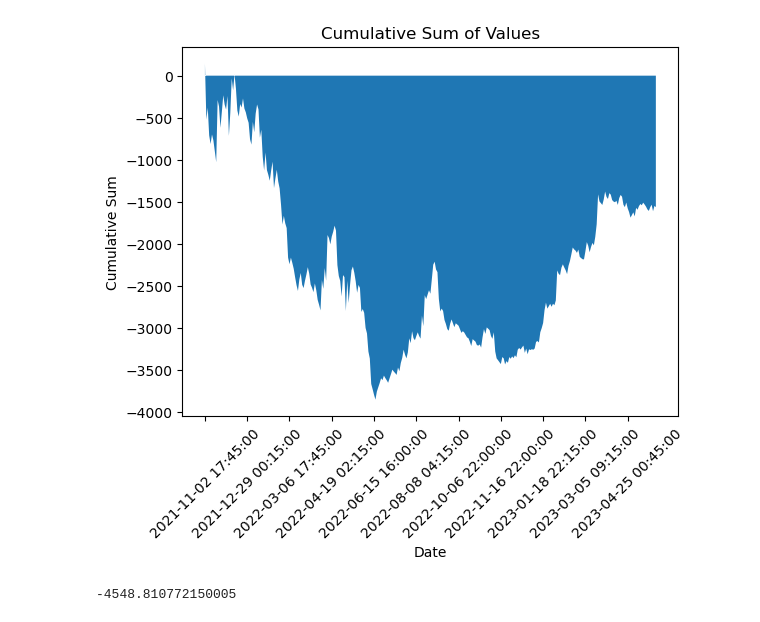
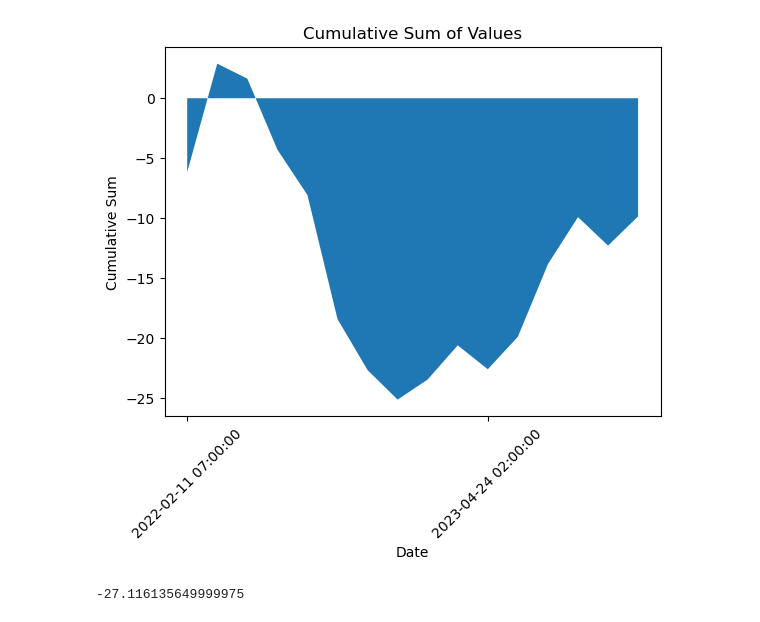
Before and after one commit to chiangyenju/Trade, a Jupyter notebook: 024_BackTest_bb_vol.ipynb, the cells around one changed output. Saved outputs shown, nothing was run; the diff lists cells and outputs as text; code cells hidden in the pictures.

```diff
--- a/024_BackTest_bb_vol.ipynb
+++ b/024_BackTest_bb_vol.ipynb
@@ -44,8 +44,8 @@ api_secret = os.getenv('SECRET_KEY')
 
 client = Client(api_key, api_secret, testnet = False)
 # %%
-sl_atr = 3
-tp_atr = 6
+sl_atr = 1
+tp_atr = 2
 kd_dir = 'Up'
 # %%
 def get_historical(symbol, interval, start_time, end_time, step):
@@ -169,14 +169,10 @@ print(df)
 # %%
 def conditions(df):
 
-    # c1
     df['c1'] = df['Low'] <= df['bb_l']
-    # c2
-    df['c2'] = df['Volume'] > df['Volume'].shift(1) * 1.2
-    # c3
-    df['c3'] = df['Close'].shift(1) < df['Open'].shift(1)
-    # c4
-    df['c4'] = df['Close'] > df['Open']
+    df['c2'] = df['Close'] > df['Open']
+    df['c3'] = df['Close'] >= df['ema_1000']
+    df['c4'] = df['Low'] <= df['ema_1000']
 
     # 條件達成
     df['signal'] = df.c1 & df.c2 & df.c3 & df.c4
@@ -209,6 +205,7 @@ stop_loss = np.nan
 take_profit = np.nan
 close_val = entry_df['Close']
 atr_val = entry_df['atr']
+low_val = entry_df['Low']
 
 
 for index, row in entry_df.iterrows():
@@ -219,7 +216,7 @@ for index, row in entry_df.iterrows():
     elif entry_df.at[index, 'open_entry'] == True:
 
         entry_df.at[index, 'entry_p'] = close_val.shift(1).at[index]
-        entry_df.at[index, 'stop_loss'] = close_val.shift(1).at[index] - sl_atr * atr_val.shift(1).at[index]
+        entry_df.at[index, 'stop_loss'] = low_val.shift(1).at[index]
         entry_df.at[index, 'take_profit'] = close_val.shift(1).at[index] + tp_atr * atr_val.shift(1).at[index]
         entry_df.at[index, 'position'] = 'Buy'
         in_position = True
@@ -278,8 +275,8 @@ pos_df = pos_df[(pos_df['position'] == 'Buy') |
               (pos_df['position'] == 'Sell') |
               (pos_df['position'] == 'Stop')]
 
-# 一次進場多少單位
-pos_size = 1
+# 一次進場多少單位 usdt
+pos_size = 200
 
 col = ['Open_Time', 'Open', 'Close', 'High', 'Low', 'atr', 'position','entry_p', 'stop_loss', 'take_profit']
 pos = pos_df[col]
@@ -292,7 +289,7 @@ for index, row in pos.iterrows():
 
     # 進場
     if pos.at[index, 'position'] == 'Buy':
-        pos.at[index, 'size'] = pos_size
+        pos.at[index, 'size'] = pos_size / pos.at[index, 'entry_p']
         pos.exit_p = np.nan
 
     # 出場
@@ -523,26 +523,26 @@ print(agg_df)
 # %%
 cumulative_values = []
 cumulative_sum = 0
 for value in agg_df['cumulative_sum']:
     cumulative_sum += value
     cumulative_values.append(cumulative_sum)
 
 plt.fill_between(agg_df['date'], cumulative_values, 0)
 
 plt.xlabel('Date')
 plt.ylabel('Cumulative Sum')
 plt.title('Cumulative Sum of Values')
 
 
-n = 30  # Adjust the value of n as per your preference
+n = 10  # Adjust the value of n as per your preference
 plt.xticks(agg_df['date'][::n], rotation=45)
 plt.show()
 
 print(max_drawdown)
 # print(cumulative_values)
 # %% [output]
-[figure, old version]
+[figure, new version]
--4548.810772150005
+-27.116135649999975
 # %%
 plt_df = raw_entry_df.copy()
 
```
Also changed, not shown: parts of 9 cells of this notebook, 25 other files.
